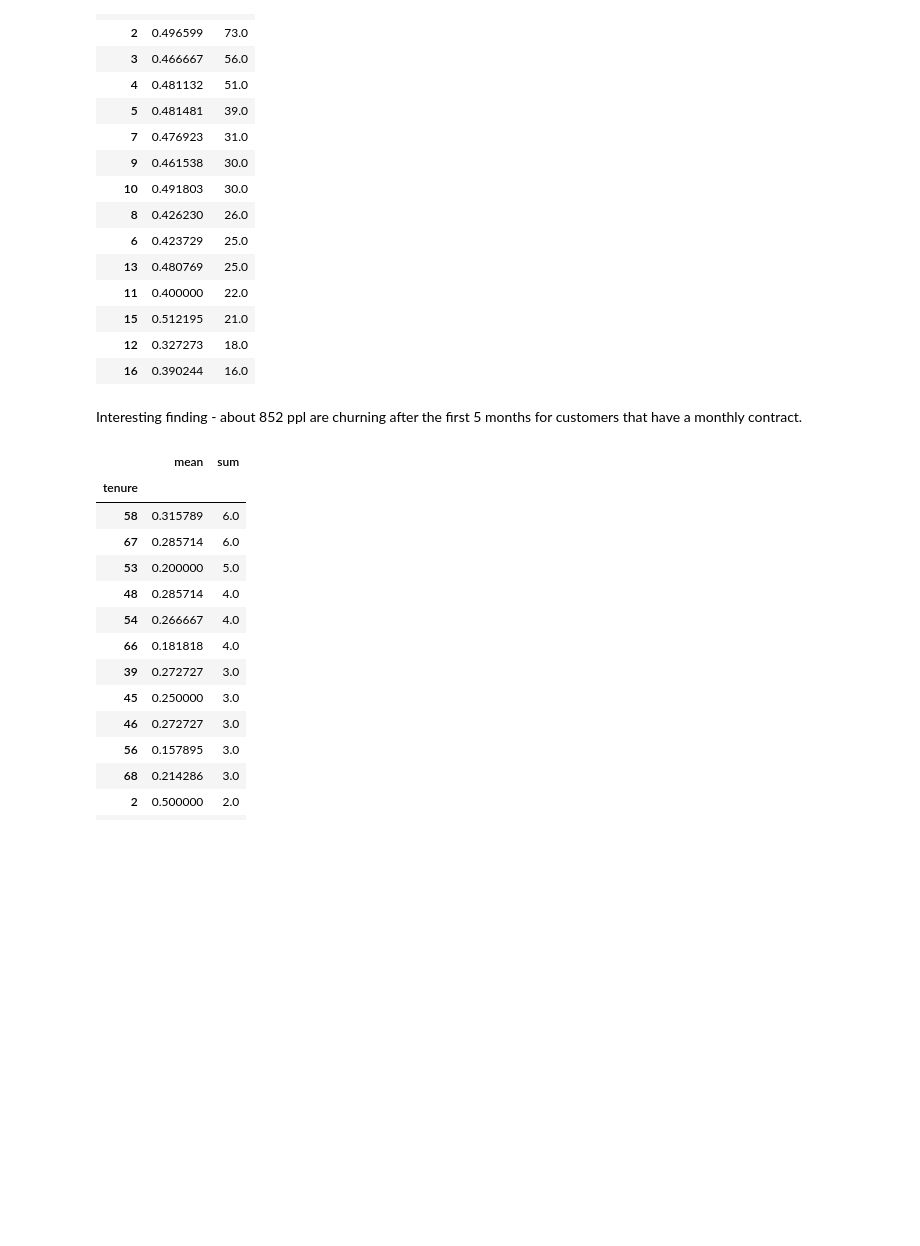
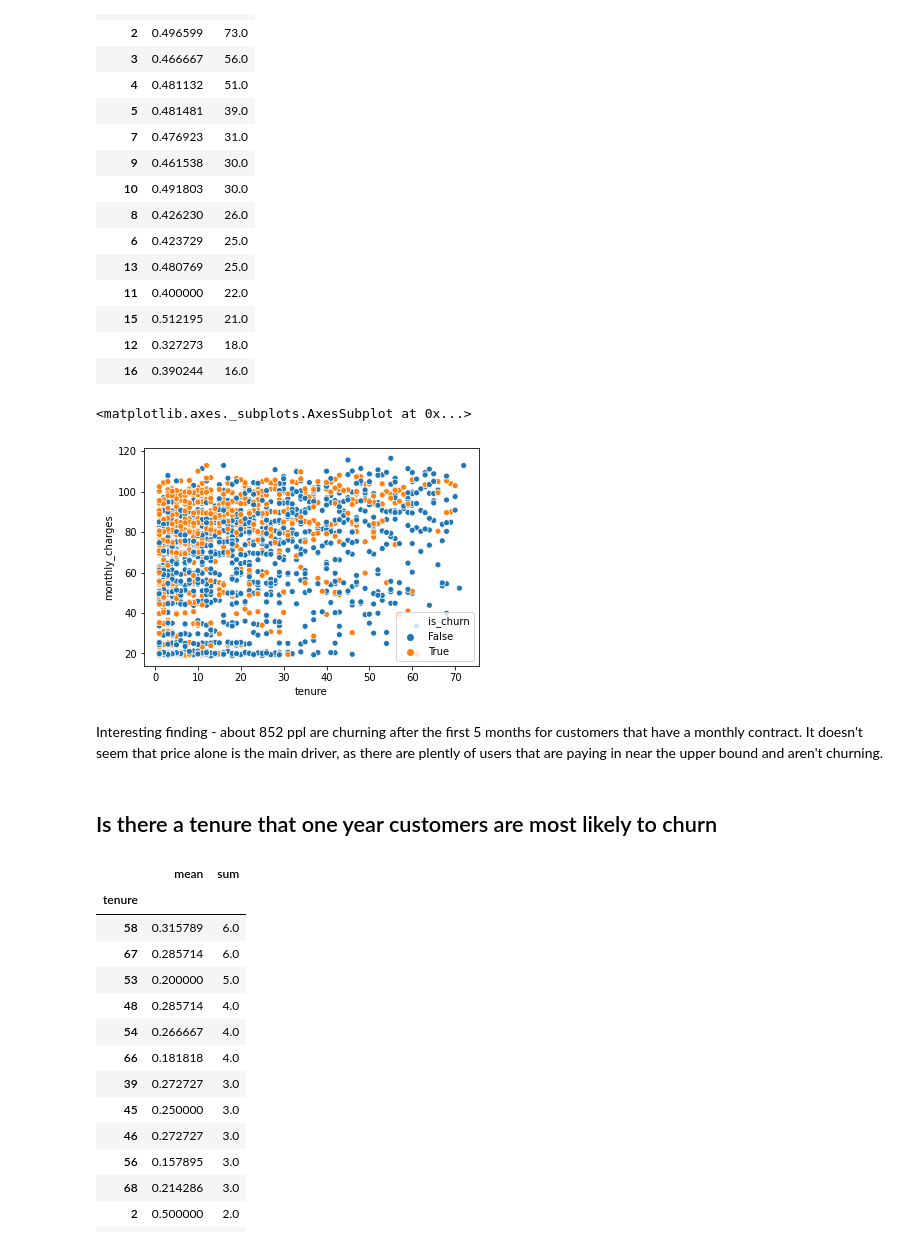
Before and after one commit to Rooster-Warrior/analyzing-customer-churn, a Jupyter notebook: daniel's_data_prep_file.ipynb, the cells around one changed output. Drawn from its saved outputs; the diff is of its cells as text; code cells hidden in the pictures; blank space fills up the shorter version.

```diff
--- a/daniel's_data_prep_file.ipynb
+++ b/daniel's_data_prep_file.ipynb
@@ -231,8 +227,15 @@ train[train["contract_type"] == "Month-to-month"].groupby("tenure").is_churn.agg
 | 15 | 0.512195 | 21.0 |
 | 12 | 0.327273 | 18.0 |
 | 16 | 0.390244 | 16.0 |
+# %%
+sns.scatterplot(data=train[train.contract_type == "Month-to-month"], x="tenure", y="monthly_charges", hue="is_churn")
+# %% [output]
+<matplotlib.axes._subplots.AxesSubplot at 0x...>
+[figure, added]
 # %% [markdown]
-Interesting finding - about 852 ppl are churning after the first 5 months for customers that have a monthly contract.
+Interesting finding - about 852 ppl are churning after the first 5 months for customers that have a monthly contract. It doesn't seem that price alone is the main driver, as there are plently of users that are paying in near the upper bound and aren't churning.
+# %% [markdown]
+## Is there a tenure that one year customers are most likely to churn
 # %%
 train[train["contract_type"] == "One year"].groupby("tenure").is_churn.agg(["mean", "sum"]).nlargest(15, columns="sum")
 # %% [output]
```
Also changed, not shown: parts of 18 cells of this notebook.
